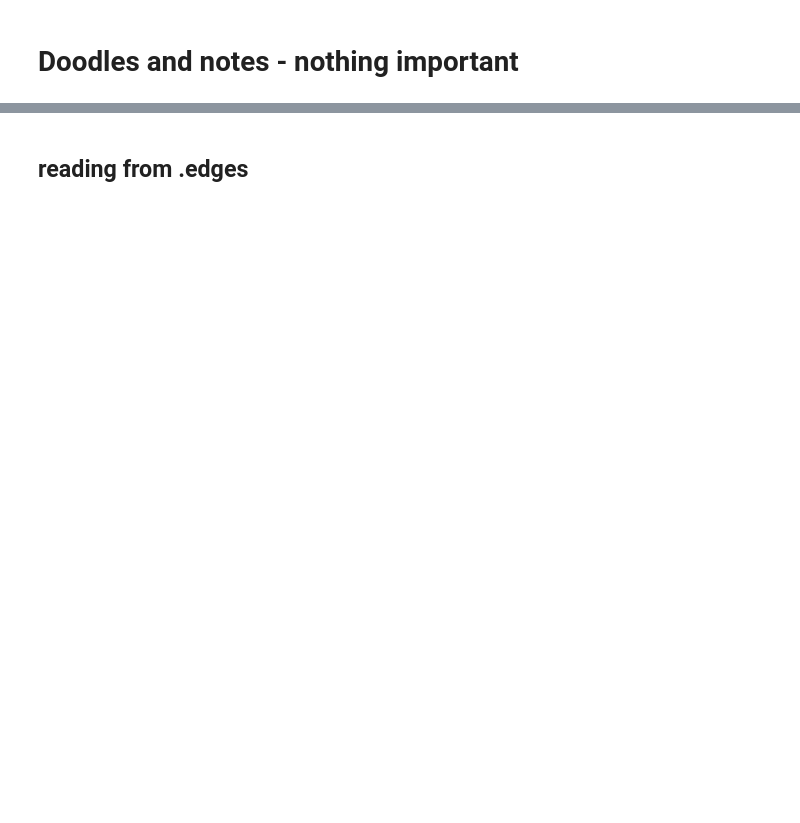
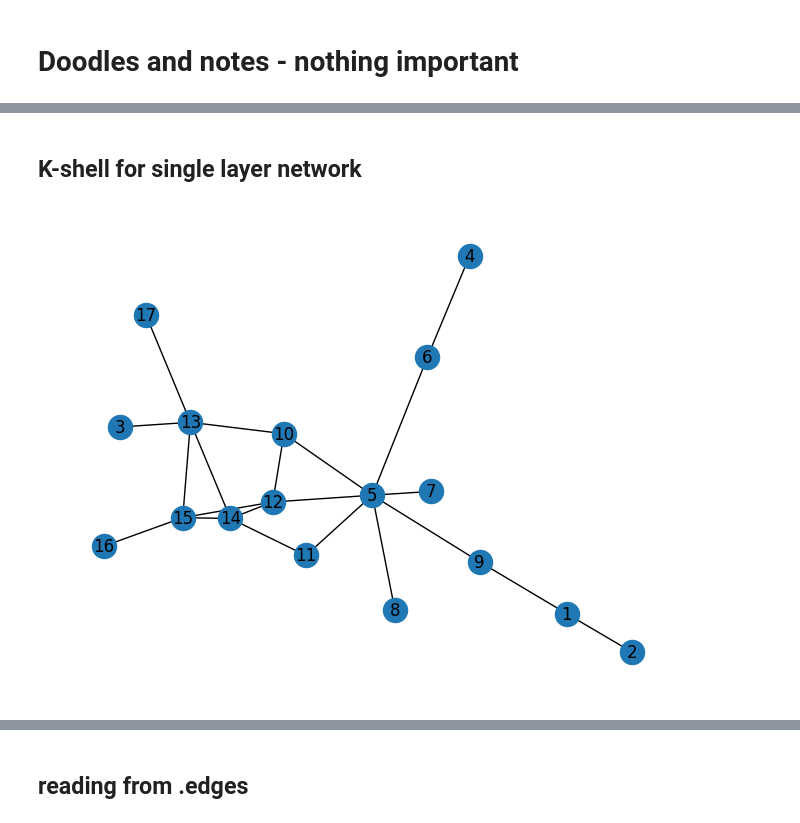
Before and after one commit to anty-filidor/rank-refined-seeding-bc-infmax-mlnets-ltm, a Jupyter notebook: experiments.ipynb, the cells around one changed output, grey strips where cells are left out. Cells and saved outputs as stored; diff of their text form; code cells hidden in the pictures; blank space fills up the shorter version.

```diff
--- a/experiments.ipynb
+++ b/experiments.ipynb
@@ -7,12 +41,17 @@ import matplotlib.pyplot as plt
+# %% [markdown]
+## K-shell for single layer network
 # %%
 
 g = nx.Graph()
 g.add_edges_from(
     [(1, 2), (1, 9), (3, 13), (4, 6),
     (5, 6), (5, 7), (5, 8), (5, 9),
     (5, 10), (5, 11), (5, 12), (10, 12),
     (10, 13), (11, 14), (12, 14),
     (12, 15), (13, 14), (13, 15),
     (13, 17), (14, 15), (15, 16)]
 )
+nx.draw(g, with_labels=True)
+# %% [output]
+[figure, added]
 # %%
```
Also changed, not shown: parts of 26 cells of this notebook, 3 other files.
